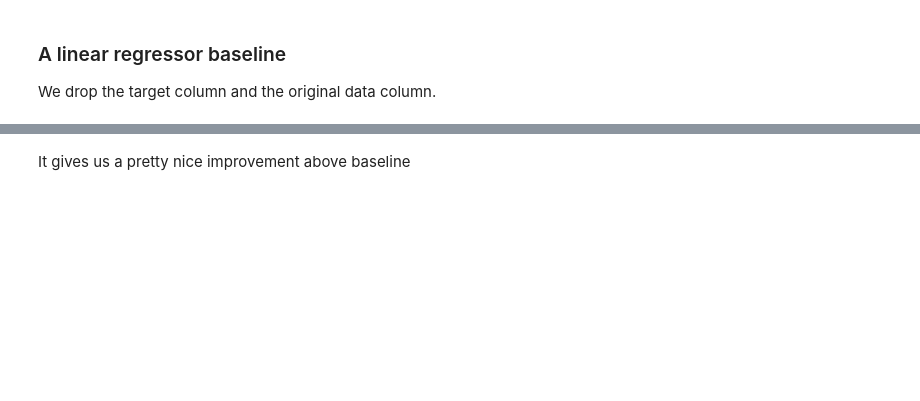
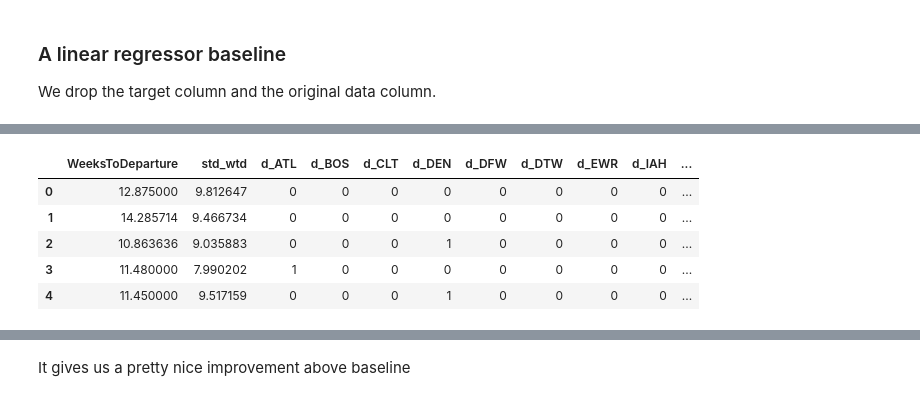
Before and after one commit to AdrienToulouse/Predicting_air_traffic, a Jupyter notebook: air_pass_polo.ipynb, the cells around one changed output, grey strips where cells are left out. Saved outputs shown, nothing was run; the diff lists cells and outputs as text; code cells hidden in the pictures; blank space fills up the shorter version.

```diff
--- a/air_pass_polo.ipynb
+++ b/air_pass_polo.ipynb
@@ -97,3 +80,7 @@ X_encoded.tail(5)
 ### A linear regressor baseline
 
 We drop the target column and the original data column.
+# %%
+#we drop values that we don't care
+X_encoded = X_encoded.drop(['year', 'month', 'day', 'weekday', 'week', 'n_days'], axis=1)
+X_encoded.tail(5)
@@ -100,4 +94,12 @@ We drop the target column and the original data column.
 # %%
 features = X_encoded.drop(['DateOfDeparture'], axis=1)
 X_columns = features.columns
 X_array = features.values
+features.head()
+# %% [output]
+|  | WeeksToDeparture | std_wtd | d_ATL | d_BOS | d_CLT | d_DEN | d_DFW | d_DTW | d_EWR | d_IAH | ... |
+| 0 | 12.875000 | 9.812647 | 0 | 0 | 0 | 0 | 0 | 0 | 0 | 0 | ... |
+| 1 | 14.285714 | 9.466734 | 0 | 0 | 0 | 0 | 0 | 0 | 0 | 0 | ... |
+| 2 | 10.863636 | 9.035883 | 0 | 0 | 0 | 1 | 0 | 0 | 0 | 0 | ... |
+| 3 | 11.480000 | 7.990202 | 1 | 0 | 0 | 0 | 0 | 0 | 0 | 0 | ... |
+| 4 | 11.450000 | 9.517159 | 0 | 0 | 0 | 1 | 0 | 0 | 0 | 0 | ... |
```
Also changed, not shown: parts of 29 cells of this notebook, 5 other files.
